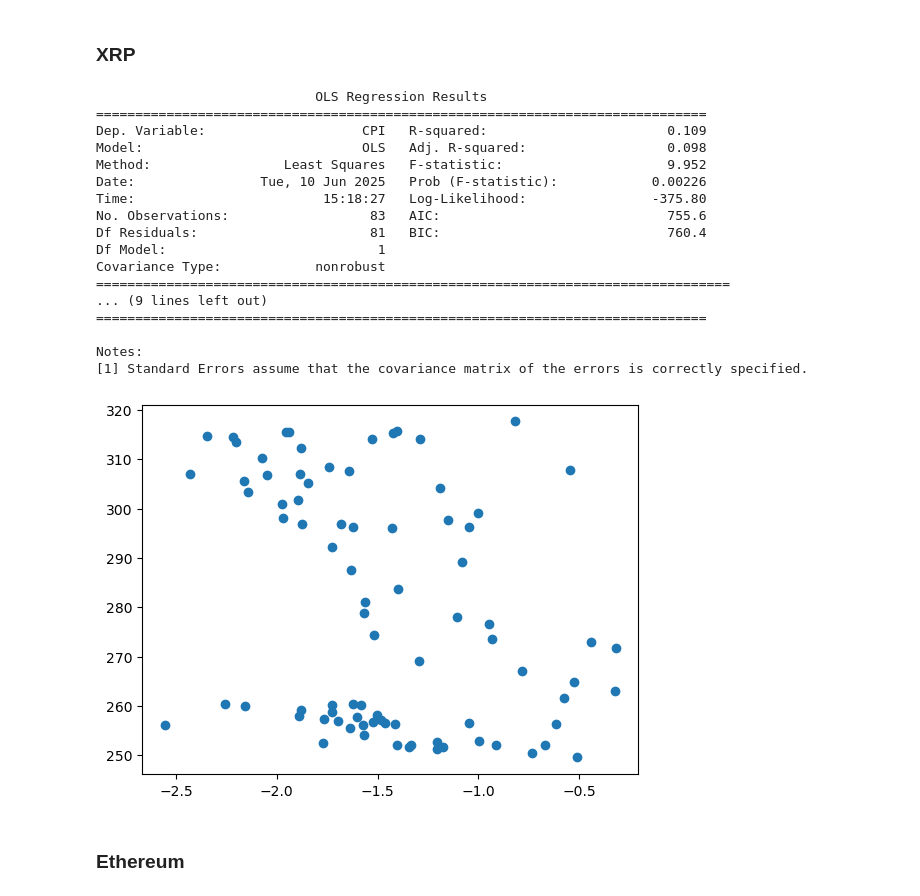
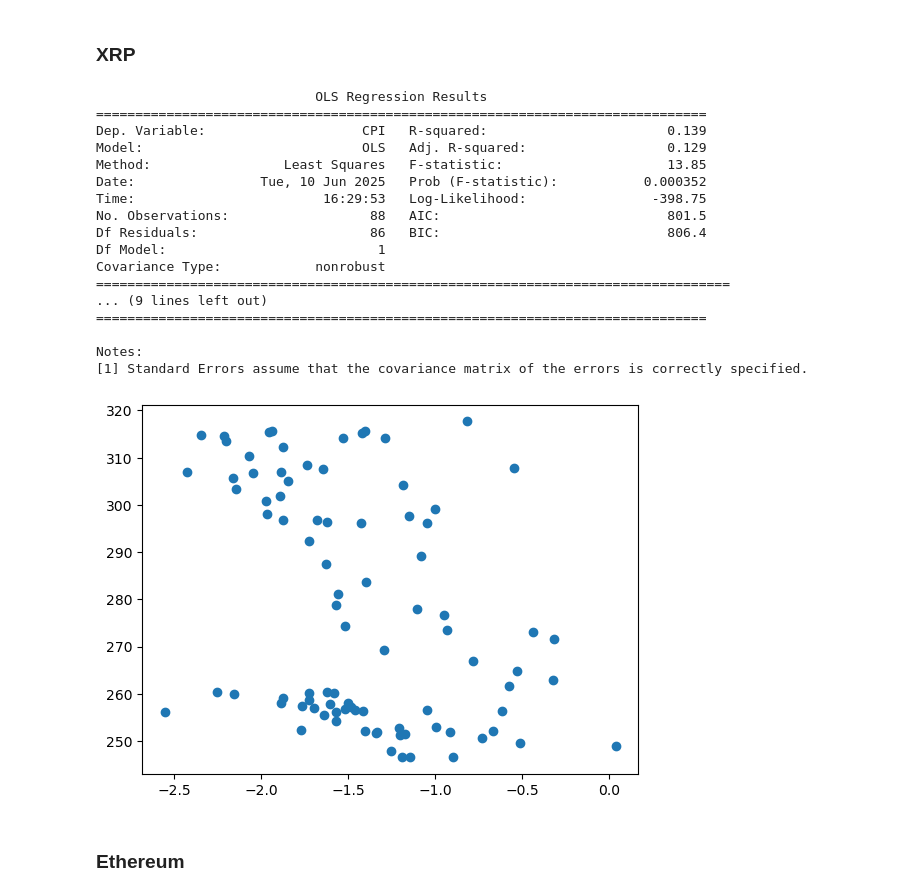
Before and after one commit to tianyishen701/CryptoMacroecon-Prediction-CSUREMM, a Jupyter notebook: CSUREMM_Project_Code_6:10.ipynb, the cells around one changed output. Cells and saved outputs as stored; diff of their text form; code cells hidden in the pictures.

Commit message:
fixed data cleaning to not change original data set, added plotting

```diff
--- a/CSUREMM_Project_Code_6:10.ipynb
+++ b/CSUREMM_Project_Code_6:10.ipynb
@@ -68,10 +68,10 @@ Notes:
 df['Lagged_LogVol'] = df['Bitcoin'].shift(1)
 # Drop NA (first row will be NaN due to lag)
 
-df = df.iloc[1:]
+reg_df = df.iloc[1:]
 
-X = df['Lagged_LogVol']
-y = df['LFPR']
+X = reg_df['Lagged_LogVol']
+y = reg_df['LFPR']
 
 X = sm.add_constant(X)
 
@@ -106,10 +106,10 @@ highest R^2- ethereum 0.26
 df['Lagged_LogVol'] = df['Tether'].shift(1)
 
 # Drop NA (first row will be NaN due to lag)
-df = df.iloc[1:]
+reg_df = df.iloc[1:]
 
-X = df['Lagged_LogVol']
-y = df['CPI']
+X = reg_df['Lagged_LogVol']
+y = reg_df['CPI']
 
 X = sm.add_constant(X)
 
@@ -140,10 +140,10 @@ Notes:
 df['Lagged_LogVol'] = df['Bitcoin'].shift(1)
 
 # Drop NA (first row will be NaN due to lag)
-df = df.iloc[1:]
+reg_df = df.iloc[1:]
 
-X = df['Lagged_LogVol']
-y = df['CPI']
+X = reg_df['Lagged_LogVol']
+y = reg_df['CPI']
 
 X = sm.add_constant(X)
 
@@ -174,10 +174,10 @@ Notes:
 df['Lagged_LogVol'] = df['Litecoin'].shift(1)
 
 # Drop NA (first row will be NaN due to lag)
-df = df.iloc[1:]
+reg_df = df.iloc[1:]
 
-X = df['Lagged_LogVol']
-y = df['CPI']
+X = reg_df['Lagged_LogVol']
+y = reg_df['CPI']
 plt.scatter(X,y)
 X = sm.add_constant(X)
 
@@ -207,36 +207,36 @@ Notes:
 # %%
 # Create lagged log volatility as predictor
 df['Lagged_LogVol'] = df['XRP'].shift(1)
 
 # Drop NA (first row will be NaN due to lag)
-df = df.iloc[1:]
+reg_df = df.iloc[1:]
 
-X = df['Lagged_LogVol']
-y = df['CPI']
+X = reg_df['Lagged_LogVol']
+y = reg_df['CPI']
 plt.scatter(X,y)
 X = sm.add_constant(X)
 
 model = sm.OLS(y, X).fit()
 print(model.summary())
 # %% [output]
                             OLS Regression Results
 ==============================================================================
-Dep. Variable:                    CPI   R-squared:                       0.109
-Model:                            OLS   Adj. R-squared:                  0.098
-Method:                 Least Squares   F-statistic:                     9.952
-Date:                Tue, 10 Jun 2025   Prob (F-statistic):            0.00226
-Time:                        15:18:27   Log-Likelihood:                -375.80
-No. Observations:                  83   AIC:                             755.6
-Df Residuals:                      81   BIC:                             760.4
+Dep. Variable:                    CPI   R-squared:                       0.139
+Model:                            OLS   Adj. R-squared:                  0.129
+Method:                 Least Squares   F-statistic:                     13.85
+Date:                Tue, 10 Jun 2025   Prob (F-statistic):           0.000352
+Time:                        16:29:53   Log-Likelihood:                -398.75
+No. Observations:                  88   AIC:                             801.5
+Df Residuals:                      86   BIC:                             806.4
 Df Model:                           1
 Covariance Type:            nonrobust
 =================================================================================
 ... (9 lines left out)
 ==============================================================================
 
 Notes:
 [1] Standard Errors assume that the covariance matrix of the errors is correctly specified.
-[figure, old version]
+[figure, new version]
 # %% [markdown]
 ### Ethereum
 # %%
```
Also changed, not shown: parts of 15 cells of this notebook.
